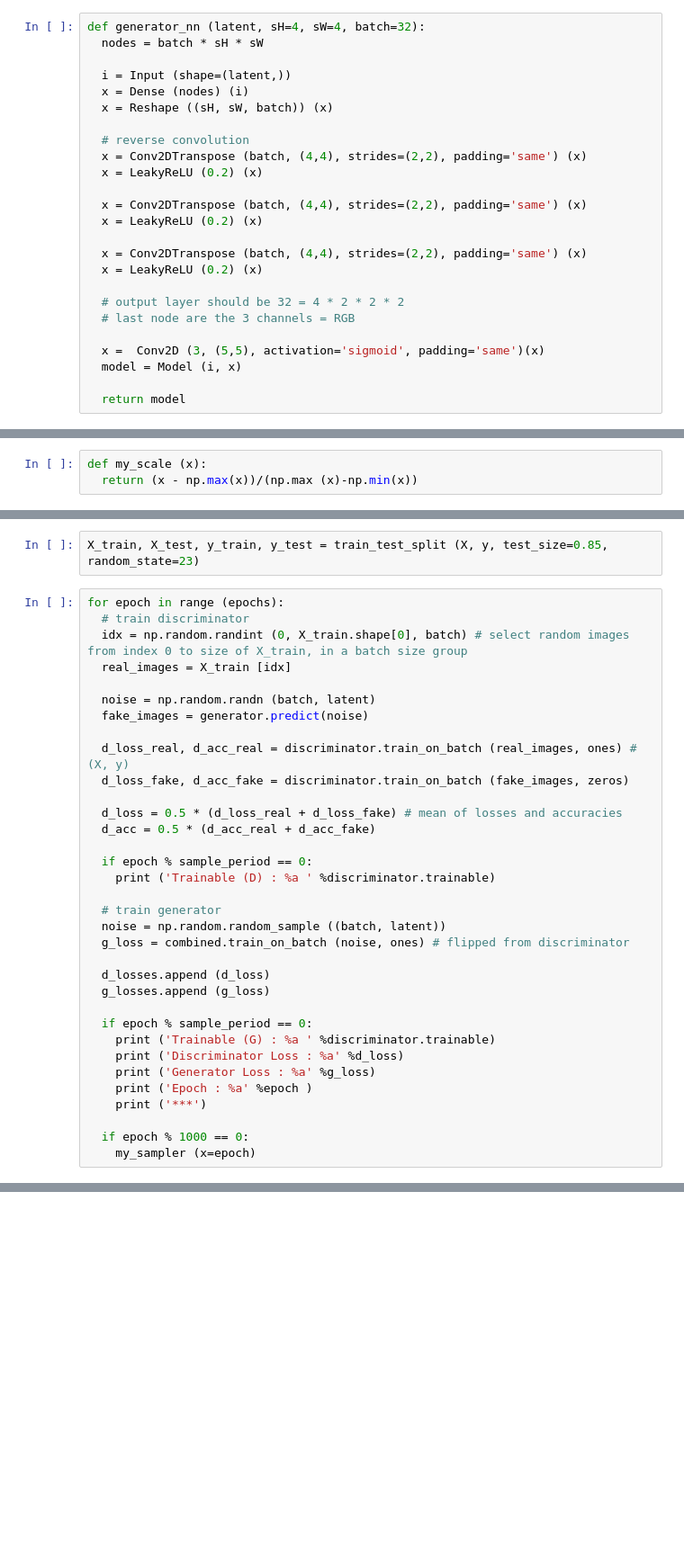
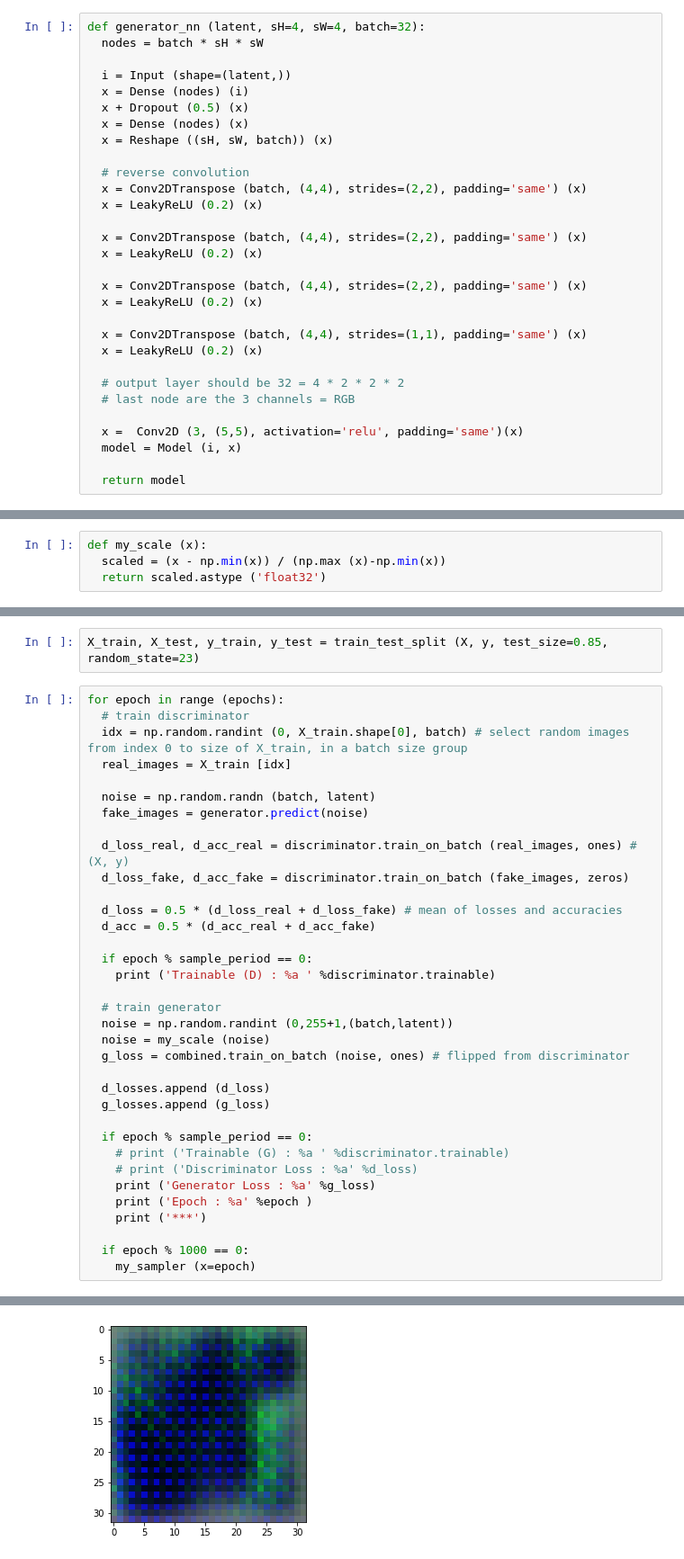
Before and after one commit to LeonVillanueva/CoLab, a Jupyter notebook: Google_CoLab_GAN_sprites.ipynb, the cells around one changed output, grey strips where cells are left out. Shown at 90% size. Saved outputs shown, nothing was run; the diff lists cells and outputs as text; blank space fills up the shorter version.

Commit message:
Summary : fixed scaling, changed generator to relu

```diff
--- a/Google_CoLab_GAN_sprites.ipynb
+++ b/Google_CoLab_GAN_sprites.ipynb
@@ -103,6 +107,8 @@ def generator_nn (latent, sH=4, sW=4, batch=32):
 
   i = Input (shape=(latent,))
   x = Dense (nodes) (i)
+  x + Dropout (0.5) (x)
+  x = Dense (nodes) (x)
   x = Reshape ((sH, sW, batch)) (x)
 
   # reverse convolution
@@ -115,10 +121,13 @@ def generator_nn (latent, sH=4, sW=4, batch=32):
   x = Conv2DTranspose (batch, (4,4), strides=(2,2), padding='same') (x)
   x = LeakyReLU (0.2) (x)
 
+  x = Conv2DTranspose (batch, (4,4), strides=(1,1), padding='same') (x)
+  x = LeakyReLU (0.2) (x)
+
   # output layer should be 32 = 4 * 2 * 2 * 2
   # last node are the 3 channels = RGB
 
-  x =  Conv2D (3, (5,5), activation='sigmoid', padding='same')(x)
+  x =  Conv2D (3, (5,5), activation='relu', padding='same')(x)
   model = Model (i, x)
 
   return model
@@ -188,6 +197,7 @@ X = real
 y = np.ones (len (real))
 # %%
 def my_scale (x):
-  return (x - np.max(x))/(np.max (x)-np.min(x))
+  scaled = (x - np.min(x)) / (np.max (x)-np.min(x))
+  return scaled.astype ('float32')
 # %%
 X = my_scale (X)
@@ -212,15 +226,16 @@ for epoch in range (epochs):
     print ('Trainable (D) : %a ' %discriminator.trainable)
 
   # train generator
-  noise = np.random.random_sample ((batch, latent))
+  noise = np.random.randint (0,255+1,(batch,latent))
+  noise = my_scale (noise)
   g_loss = combined.train_on_batch (noise, ones) # flipped from discriminator
 
   d_losses.append (d_loss)
   g_losses.append (g_loss)
 
   if epoch % sample_period == 0:
-    print ('Trainable (G) : %a ' %discriminator.trainable)
-    print ('Discriminator Loss : %a' %d_loss)
+    # print ('Trainable (G) : %a ' %discriminator.trainable)
+    # print ('Discriminator Loss : %a' %d_loss)
     print ('Generator Loss : %a' %g_loss)
     print ('Epoch : %a' %epoch )
     print ('***')
@@ -249,3 +265,4 @@ Epoch : 4000
+[figure, added]
 # %%
 plt.plot (g_losses, label='Generator Loss', color='#840000')
 plt.plot (d_losses, label='Discriminator Loss', color='#00035b')
```
Also changed, not shown: parts of 11 cells of this notebook.
